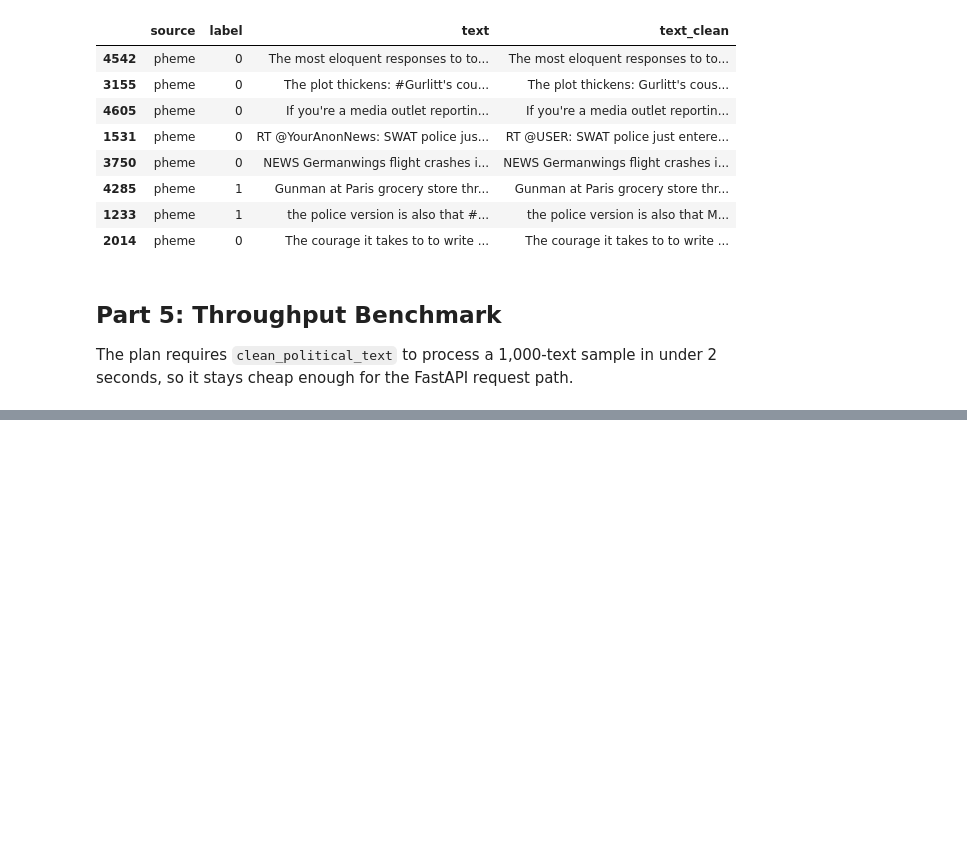
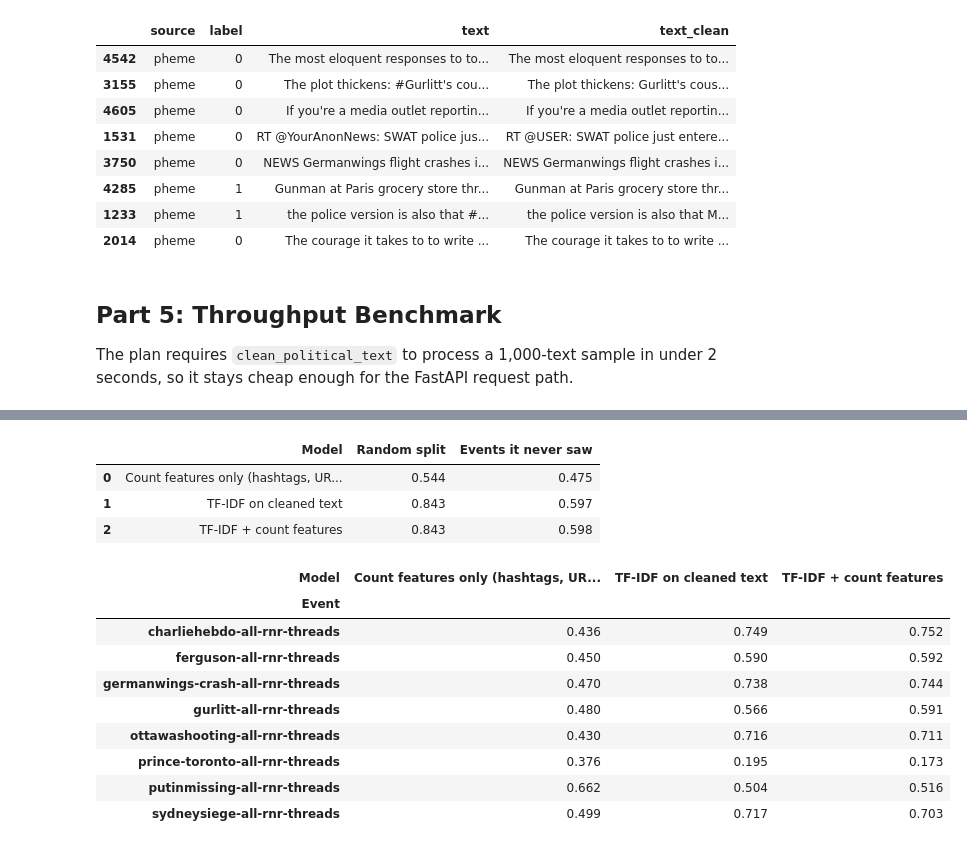
Before and after one commit to PhamAn0910/COS30049-political-misinfo, a Jupyter notebook: backend/notebooks/02_preprocessing.ipynb, the cells around one changed output, grey strips where cells are left out. Drawn from its saved outputs; the diff is of its cells as text; code cells hidden in the pictures; blank space fills up the shorter version.

```diff
--- a/backend/notebooks/02_preprocessing.ipynb
+++ b/backend/notebooks/02_preprocessing.ipynb
@@ -308,0 +400,70 @@ Throughput requirement met (< 2 s per 1,000 texts).
+# %%
+from scipy.sparse import csr_matrix, hstack
+from sklearn.feature_extraction.text import TfidfVectorizer
+from sklearn.linear_model import LogisticRegression
+from sklearn.metrics import f1_score
+from sklearn.preprocessing import StandardScaler
+
+COUNT_PATTERNS = [r'#\w+', URL_PATTERN.pattern, MENTION_PATTERN.pattern, '!', EMOJI_PATTERN.pattern]
+FEATURE_SETS = {
+    'Count features only (hashtags, URLs, mentions, !, emoji)': (False, True),
+    'TF-IDF on cleaned text': (True, False),
+    'TF-IDF + count features': (True, True),
+}
+MIN_EVENT_THREADS = 100
+
+
+def count_features(texts: pd.Series) -> np.ndarray:
+    return np.column_stack([texts.str.count(p, flags=re.IGNORECASE if p == URL_PATTERN.pattern else 0)
+                            for p in COUNT_PATTERNS]).astype(float)
+
+
+def macro_f1(fit_df: pd.DataFrame, eval_df: pd.DataFrame, use_tfidf: bool, use_counts: bool) -> float:
+    fit_parts, eval_parts = [], []
+    if use_tfidf:
+        vec = TfidfVectorizer(ngram_range=(1, 2), min_df=2, sublinear_tf=True)
+        fit_parts.append(vec.fit_transform(fit_df['text_clean']))
+        eval_parts.append(vec.transform(eval_df['text_clean']))
+    if use_counts:
+        scaler = StandardScaler()
+        fit_parts.append(csr_matrix(scaler.fit_transform(count_features(fit_df['text_raw']))))
+        eval_parts.append(csr_matrix(scaler.transform(count_features(eval_df['text_raw']))))
+    model = LogisticRegression(class_weight='balanced', max_iter=3000)
+    model.fit(hstack(fit_parts).tocsr(), fit_df['label'])
+    return f1_score(eval_df['label'], model.predict(hstack(eval_parts).tocsr()), average='macro')
+
+
+pheme_df_dedup = dedup_df[dedup_df['source'] == 'pheme']
+event_sizes = pheme_df_dedup['event'].value_counts()
+held_out_events = event_sizes[event_sizes >= MIN_EVENT_THREADS].index.tolist()
+politifact_train = train_df[train_df['source'] == 'politifact']
+
+summary_rows, per_event_rows = [], []
+for name, (use_tfidf, use_counts) in FEATURE_SETS.items():
+    random_f1 = macro_f1(train_df, test_df, use_tfidf, use_counts)
+    event_f1 = {}
+    for event in held_out_events:
+        fit_df = pd.concat([pheme_df_dedup[pheme_df_dedup['event'] != event], politifact_train])
+        event_f1[event] = macro_f1(fit_df, pheme_df_dedup[pheme_df_dedup['event'] == event], use_tfidf, use_counts)
+    summary_rows.append({'Model': name, 'Random split': random_f1, 'Events it never saw': np.mean(list(event_f1.values()))})
+    per_event_rows += [{'Model': name, 'Event': e, 'Macro F1': f} for e, f in event_f1.items()]
+
+baseline_df = pd.DataFrame(summary_rows)
+per_event_df = pd.DataFrame(per_event_rows).pivot(index='Event', columns='Model', values='Macro F1')[list(FEATURE_SETS)]
+display(baseline_df.round(3))
+display(per_event_df.round(3))
+# %% [output]
+|  | Model | Random split | Events it never saw |
+| 0 | Count features only (hashtags, UR... | 0.544 | 0.475 |
+| 1 | TF-IDF on cleaned text | 0.843 | 0.597 |
+| 2 | TF-IDF + count features | 0.843 | 0.598 |
+| Model | Count features only (hashtags, UR... | TF-IDF on cleaned text | TF-IDF + count features |
+| Event |  |  |  |
+| charliehebdo-all-rnr-threads | 0.436 | 0.749 | 0.752 |
+| ferguson-all-rnr-threads | 0.450 | 0.590 | 0.592 |
+| germanwings-crash-all-rnr-threads | 0.470 | 0.738 | 0.744 |
+| gurlitt-all-rnr-threads | 0.480 | 0.566 | 0.591 |
+| ottawashooting-all-rnr-threads | 0.430 | 0.716 | 0.711 |
+| prince-toronto-all-rnr-threads | 0.376 | 0.195 | 0.173 |
+| putinmissing-all-rnr-threads | 0.662 | 0.504 | 0.516 |
+| sydneysiege-all-rnr-threads | 0.499 | 0.717 | 0.703 |
```
Also changed, not shown: parts of 15 cells of this notebook, 9 other files.
